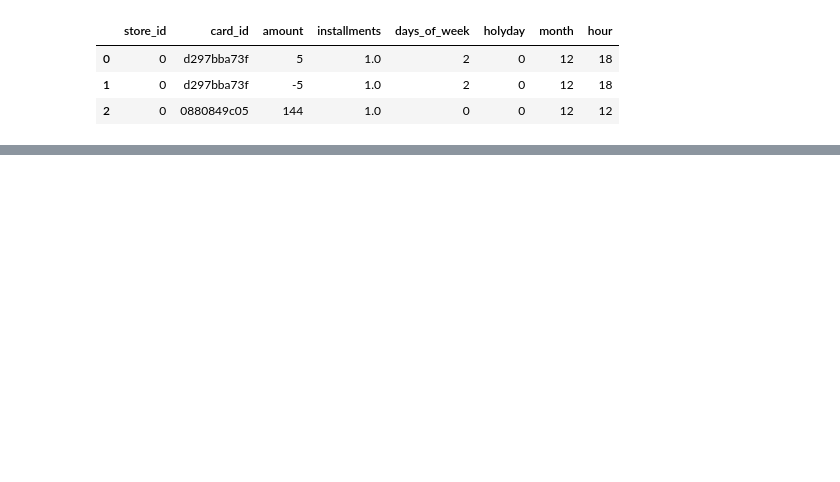
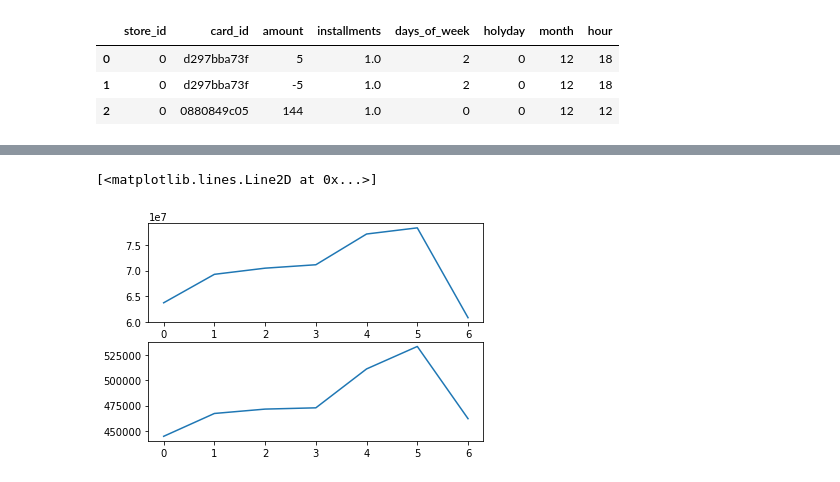
Before and after one commit to SeoMinJong/-, a Jupyter notebook: credit_my_ex.ipynb, the cells around one changed output, grey strips where cells are left out. Saved outputs shown, nothing was run; the diff lists cells and outputs as text; code cells hidden in the pictures; blank space fills up the shorter version.

```diff
--- a/credit_my_ex.ipynb
+++ b/credit_my_ex.ipynb
@@ -571,0 +771,9 @@ df.head(3)
+# %%
+# 요일당 판매,환불 건수
+plt.subplot(211)
+plt.plot(grouped.sum())
+plt.subplot(212)
+plt.plot(fred4)
+# %% [output]
+[<matplotlib.lines.Line2D at 0x...>]
+[figure, added]
```
Also changed, not shown: parts of 20 cells of this notebook.
